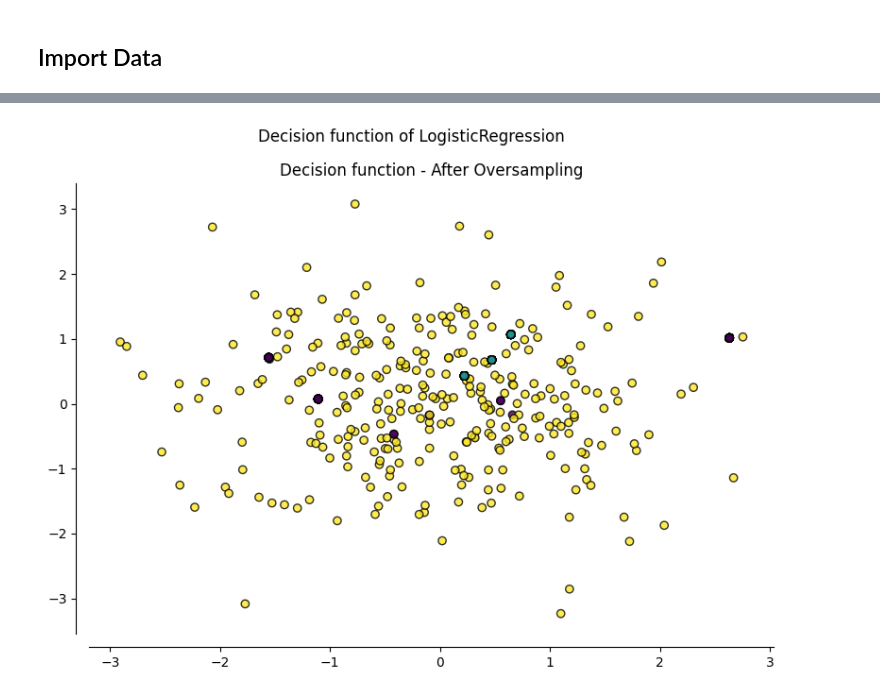
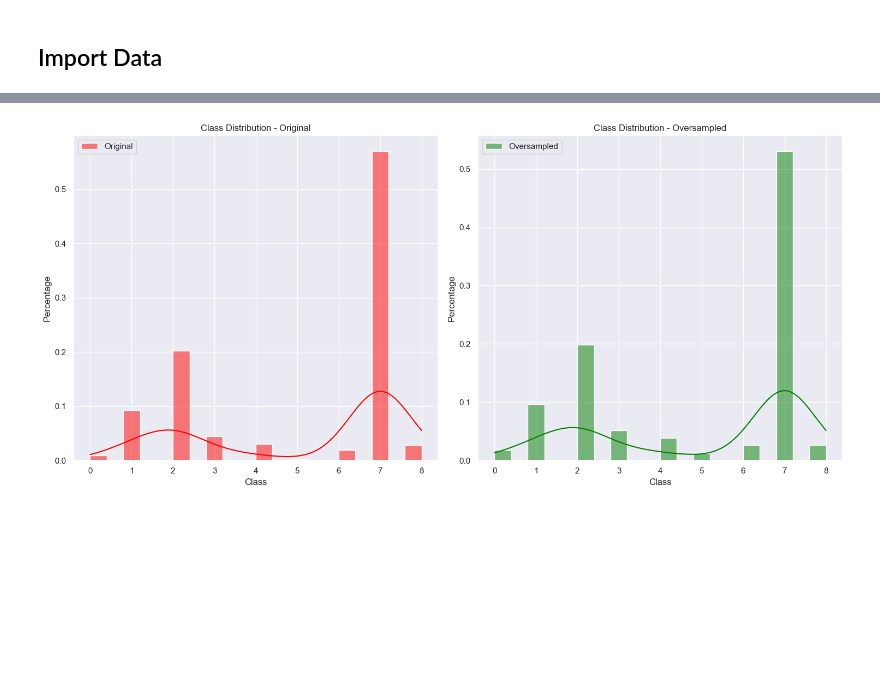
Before and after one commit to clblommberg/Proym6_Integrador_henry, a Jupyter notebook: notebooks/3_Entrenamiento.ipynb, the cells around one changed output, grey strips where cells are left out. Saved outputs shown, nothing was run; the diff lists cells and outputs as text; code cells hidden in the pictures; blank space fills up the shorter version.

```diff
--- a/notebooks/3_Entrenamiento.ipynb
+++ b/notebooks/3_Entrenamiento.ipynb
@@ -259,33 +99,12 @@ Name: count, dtype: int64
-# %%
-def plot_resampling(X, y, sampler, ax, title=None):
-    X_res, y_res = sampler.fit_resample(X, y)
-
-    # Convertir X_res a DataFrame si no lo es
-    if not isinstance(X_res, pd.DataFrame):
-        X_res = pd.DataFrame(X_res, columns=X.columns)
-
-    ax.scatter(X_res.iloc[:, 0], X_res.iloc[:, 1], c=y_res, alpha=0.8, edgecolor="k")
-    if title is None:
-        title = f"Resampling with {sampler.__class__.__name__}"
-    ax.set_title(title)
-    sns.despine(ax=ax, offset=10)
-
-# Visualizar la decisión del clasificador
-plt.figure(figsize=(8, 6))
-plot_resampling(X_train, y_train, oversampler, plt.gca(), title="Resampling - Original Distribution")
-plot_decision_function(X_resampled, y_resampled, clf, plt.gca(), title="Decision function - After Oversampling")
-plt.suptitle(f"Decision function of {clf.__class__.__name__}")
-plt.tight_layout()
-plt.show()
-# %% [output]
-[figure, removed]
 # %%
 import pandas as pd
 import matplotlib.pyplot as plt
 import seaborn as sns
 from imblearn.over_sampling import RandomOverSampler
 from imblearn.pipeline import make_pipeline
-
+# Configuración de semilla
+SEED = 301
+np.random.seed(SEED)
 # Asumiendo que ya has cargado X_train, y_train, X_test, y_test
 # y que has definido SEED
 
@@ -298,45 +117,52 @@ sampling_strategy = {
     4.0: 19,
     5.0: 6,
     6.0: 13,
     7.0: 259,
     8.0: 13  # Ajusta esta proporción para que sea mayor o igual al número original (13)
 }
 
 # Crear un objeto RandomOverSampler con la proporción especificada
 oversampler = RandomOverSampler(sampling_strategy=sampling_strategy, random_state=SEED)
 
 # Aplicar oversampling a los conjuntos de entrenamiento
 X_train_resampled, y_train_resampled = oversampler.fit_resample(X_train, y_train)
 
-# Mostrar algunos registros originales
-df_original = pd.concat([X_train, y_train], axis=1)
-print("Registros originales:")
-print(df_original.head())
+# Crear DataFrames con las etiquetas de clase
+df_original = pd.DataFrame({'Class': y_train.squeeze(), 'Count': 1, 'Type': 'Original'})
 
-# Mostrar algunos registros sobremuestreados
-df_oversampled = pd.concat([X_train_resampled, y_train_resampled], axis=1)
-print("\nRegistros sobremuestreados:")
-print(df_oversampled.head())
+# Convertir el array 2D a Serie de Pandas
+y_train_resampled_series = pd.Series(y_train_resampled.values.flatten(), name='Class')
 
-# Restaurar el índice si es necesario
-df_original.reset_index(drop=True, inplace=True)
-df_oversampled.reset_index(drop=True, inplace=True)
+df_oversampled = pd.DataFrame({'Class': y_train_resampled_series, 'Count': 1, 'Type': 'Oversampled'})
 
+
+# Combinar DataFrames para generar el gráfico
+data = pd.concat([df_original, df_oversampled], ignore_index=True)
+
+
+# Gráfico izquierdo - Original
+# Establecer el estilo y la paleta de colores
+sns.set(style="darkgrid")
+palette = "Set2"
 # Crear gráficos uno al lado del otro
 fig, axs = plt.subplots(nrows=1, ncols=2, figsize=(15, 7))
 
 # Gráfico izquierdo - Original
-sns.barplot(x='Class', y='Original', data=data, color='red', label='Original', ax=axs[0])
+sns.histplot(data=df_original, x='Class', kde=True, color='red', label='Original', ax=axs[0], stat="probability", bins=20)
 axs[0].set_title('Class Distribution - Original')
 axs[0].set_xlabel('Class')
-axs[0].set_ylabel('Count')
+axs[0].set_ylabel('Percentage')
+axs[0].legend()
 
 # Gráfico derecho - Oversampled
-sns.barplot(x='Class', y='Oversampled', data=data, color='green', label='Oversampled', ax=axs[1])
+sns.histplot(data=df_oversampled, x='Class', kde=True, color='green', label='Oversampled', ax=axs[1], stat="probability", bins=20)
 axs[1].set_title('Class Distribution - Oversampled')
 axs[1].set_xlabel('Class')
-axs[1].set_ylabel('Count')
+axs[1].set_ylabel('Percentage')
+axs[1].legend()
 
 # Ajustar diseño
 plt.tight_layout()
 plt.show()
+# %% [output]
+[figure, added]
```
Also changed, not shown: parts of 25 cells of this notebook, 9 other files.
